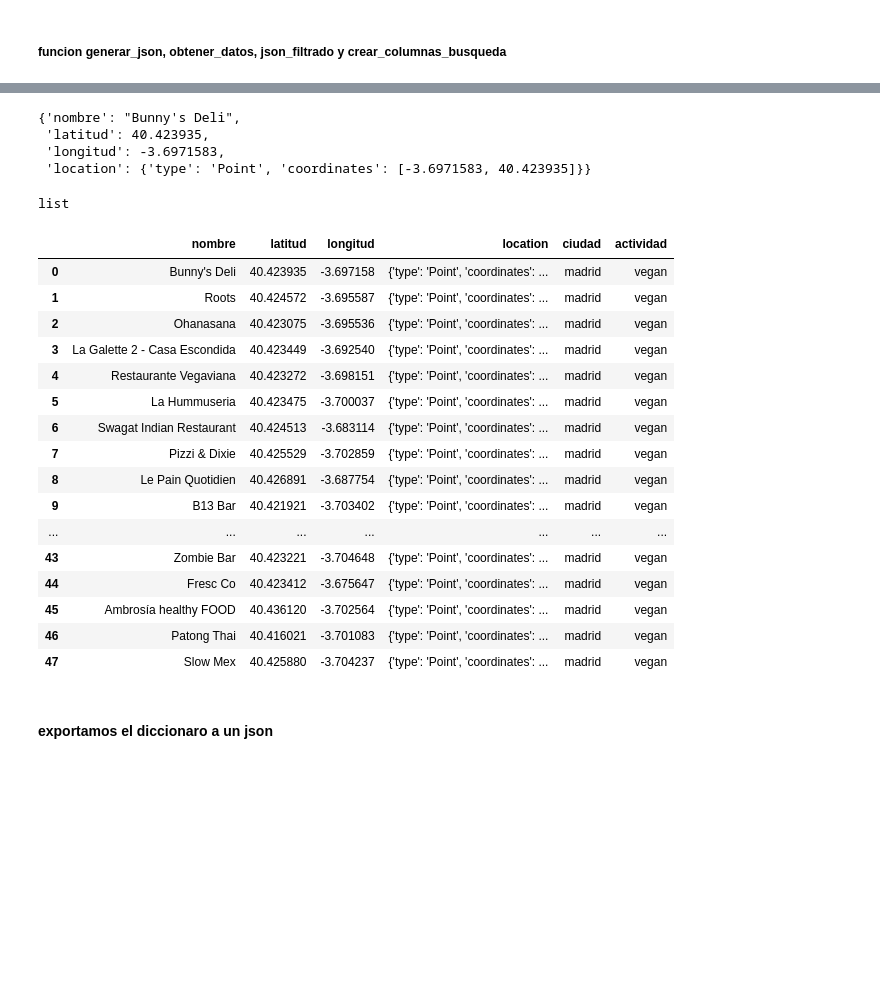
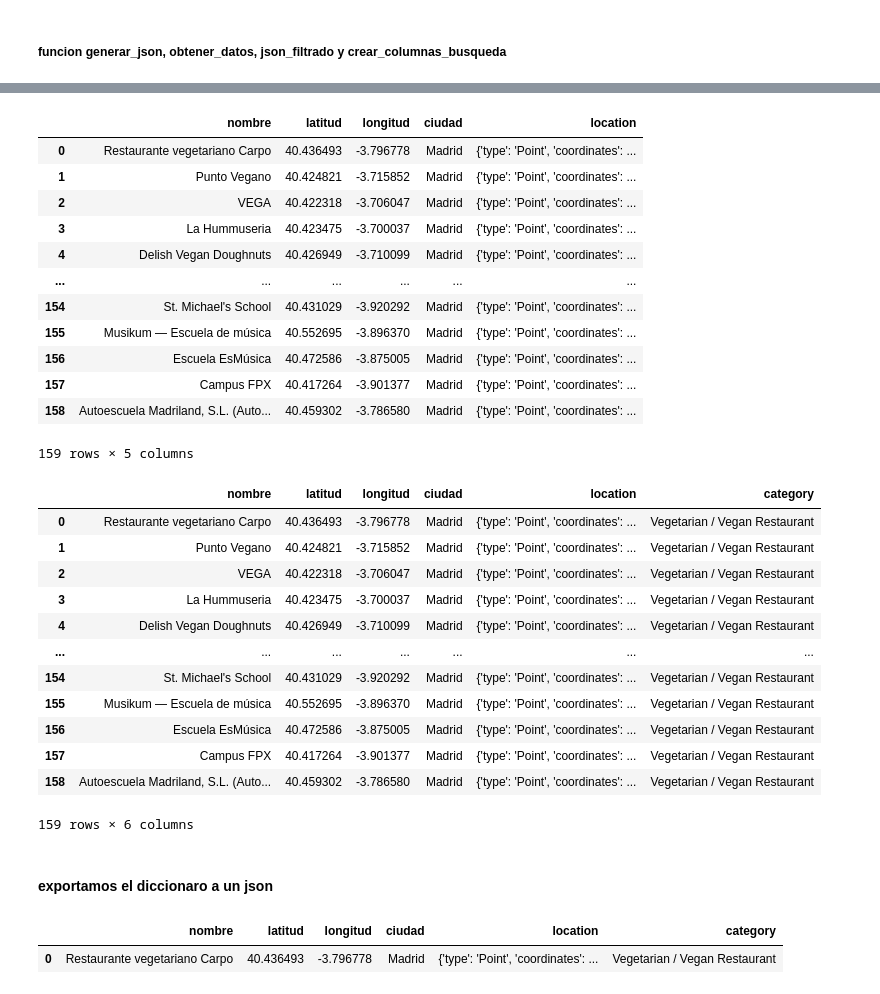
Before and after one commit to Sergio-1980/W4-geospatial-data-project, a Jupyter notebook: cacharreo.ipynb, the cells around one changed output, grey strips where cells are left out. Cells and saved outputs as stored; diff of their text form; code cells hidden in the pictures; blank space fills up the shorter version.

```diff
--- a/cacharreo.ipynb
+++ b/cacharreo.ipynb
@@ -18,8 +16,9 @@ load_dotenv()
 # asignamos los token de la carpeta .env a unas varibles que creamos
 token = os.getenv("Client_Id")
 token2 = os.getenv("Client_Secret")
+url_query = 'https://api.foursquare.com/v2/venues/explore'
 
-madrid = {'type': 'Point', 'coordinates': ['40.42562', '-3.69104']}
+#madrid = {'type': 'Point', 'coordinates': ['40.42562', '-3.69104']}
 # %% [markdown]
 #### con geocode buscamos la longitud y la latitud de la direccion que le demos
 # %%
@@ -33,0 +28,5 @@ rozas = fla.geocode_coord(dir_rozas)
+# %%
+# Llamamos a la funcion que nos pasa las coordenadas con geocode
+madrid = fla.geocode_coord(dir_madrid)
+#alcobendas = fla.geocode_coord(dir_alcobendas)
+rozas = fla.geocode_coord(dir_rozas)
@@ -34,4 +37,6 @@ rozas = fla.geocode_coord(dir_rozas)
 # %% [markdown]
 ##### funcion generar_json, obtener_datos,  json_filtrado y crear_columnas_busqueda
+# %%
+lst = ["vegan", "Starbucks", "School"]
 # %%
-resp = fla.generar_json(madrid, "vegan", token, token2)
+resp = fla.generar_json(url_query, rozas, token, token2, *lst)
@@ -69,11 +110,16 @@ jsonfinal = fla.json_filtrado(datos_finales)
 # %%
-jsonfinal[0]
+jsonfinal
 # %% [output]
+|  | nombre | latitud | longitud | ciudad | location |
+| 0 | Restaurante vegetariano Carpo | 40.436493 | -3.796778 | Madrid | {'type': 'Point', 'coordinates': ... |
+| 1 | Punto Vegano | 40.424821 | -3.715852 | Madrid | {'type': 'Point', 'coordinates': ... |
+| 2 | VEGA | 40.422318 | -3.706047 | Madrid | {'type': 'Point', 'coordinates': ... |
+| 3 | La Hummuseria | 40.423475 | -3.700037 | Madrid | {'type': 'Point', 'coordinates': ... |
+| 4 | Delish Vegan Doughnuts | 40.426949 | -3.710099 | Madrid | {'type': 'Point', 'coordinates': ... |
+| ... | ... | ... | ... | ... | ... |
+| 154 | St. Michael's School | 40.431029 | -3.920292 | Madrid | {'type': 'Point', 'coordinates': ... |
+| 155 | Musikum — Escuela de música | 40.552695 | -3.896370 | Madrid | {'type': 'Point', 'coordinates': ... |
+| 156 | Escuela EsMúsica | 40.472586 | -3.875005 | Madrid | {'type': 'Point', 'coordinates': ... |
+| 157 | Campus FPX | 40.417264 | -3.901377 | Madrid | {'type': 'Point', 'coordinates': ... |
+| 158 | Autoescuela Madriland, S.L. (Auto... | 40.459302 | -3.786580 | Madrid | {'type': 'Point', 'coordinates': ... |
-{'nombre': "Bunny's Deli",
- 'latitud': 40.423935,
- 'longitud': -3.6971583,
- 'location': {'type': 'Point', 'coordinates': [-3.6971583, 40.423935]}}
+159 rows × 5 columns
-# %%
-type(jsonfinal)
-# %% [output]
-list
@@ -82,20 +126,17 @@ df = fla.mod_data_busqueda(jsonfinal, "madrid", "vegan")
-# %%
-df
-# %% [output]
-|  | nombre | latitud | longitud | location | ciudad | actividad |
-| 0 | Bunny's Deli | 40.423935 | -3.697158 | {'type': 'Point', 'coordinates': ... | madrid | vegan |
-| 1 | Roots | 40.424572 | -3.695587 | {'type': 'Point', 'coordinates': ... | madrid | vegan |
-| 2 | Ohanasana | 40.423075 | -3.695536 | {'type': 'Point', 'coordinates': ... | madrid | vegan |
-| 3 | La Galette 2 - Casa Escondida | 40.423449 | -3.692540 | {'type': 'Point', 'coordinates': ... | madrid | vegan |
-| 4 | Restaurante Vegaviana | 40.423272 | -3.698151 | {'type': 'Point', 'coordinates': ... | madrid | vegan |
-| 5 | La Hummuseria | 40.423475 | -3.700037 | {'type': 'Point', 'coordinates': ... | madrid | vegan |
-| 6 | Swagat Indian Restaurant | 40.424513 | -3.683114 | {'type': 'Point', 'coordinates': ... | madrid | vegan |
-| 7 | Pizzi & Dixie | 40.425529 | -3.702859 | {'type': 'Point', 'coordinates': ... | madrid | vegan |
-| 8 | Le Pain Quotidien | 40.426891 | -3.687754 | {'type': 'Point', 'coordinates': ... | madrid | vegan |
-| 9 | B13 Bar | 40.421921 | -3.703402 | {'type': 'Point', 'coordinates': ... | madrid | vegan |
-| ... | ... | ... | ... | ... | ... | ... |
-| 43 | Zombie Bar | 40.423221 | -3.704648 | {'type': 'Point', 'coordinates': ... | madrid | vegan |
-| 44 | Fresc Co | 40.423412 | -3.675647 | {'type': 'Point', 'coordinates': ... | madrid | vegan |
-| 45 | Ambrosía healthy FOOD | 40.436120 | -3.702564 | {'type': 'Point', 'coordinates': ... | madrid | vegan |
-| 46 | Patong Thai | 40.416021 | -3.701083 | {'type': 'Point', 'coordinates': ... | madrid | vegan |
-| 47 | Slow Mex | 40.425880 | -3.704237 | {'type': 'Point', 'coordinates': ... | madrid | vegan |
+# %%
+x = fla.create_cat(datos_finales, jsonfinal )
+x
+# %% [output]
+|  | nombre | latitud | longitud | ciudad | location | category |
+| 0 | Restaurante vegetariano Carpo | 40.436493 | -3.796778 | Madrid | {'type': 'Point', 'coordinates': ... | Vegetarian / Vegan Restaurant |
+| 1 | Punto Vegano | 40.424821 | -3.715852 | Madrid | {'type': 'Point', 'coordinates': ... | Vegetarian / Vegan Restaurant |
+| 2 | VEGA | 40.422318 | -3.706047 | Madrid | {'type': 'Point', 'coordinates': ... | Vegetarian / Vegan Restaurant |
+| 3 | La Hummuseria | 40.423475 | -3.700037 | Madrid | {'type': 'Point', 'coordinates': ... | Vegetarian / Vegan Restaurant |
+| 4 | Delish Vegan Doughnuts | 40.426949 | -3.710099 | Madrid | {'type': 'Point', 'coordinates': ... | Vegetarian / Vegan Restaurant |
+| ... | ... | ... | ... | ... | ... | ... |
+| 154 | St. Michael's School | 40.431029 | -3.920292 | Madrid | {'type': 'Point', 'coordinates': ... | Vegetarian / Vegan Restaurant |
+| 155 | Musikum — Escuela de música | 40.552695 | -3.896370 | Madrid | {'type': 'Point', 'coordinates': ... | Vegetarian / Vegan Restaurant |
+| 156 | Escuela EsMúsica | 40.472586 | -3.875005 | Madrid | {'type': 'Point', 'coordinates': ... | Vegetarian / Vegan Restaurant |
+| 157 | Campus FPX | 40.417264 | -3.901377 | Madrid | {'type': 'Point', 'coordinates': ... | Vegetarian / Vegan Restaurant |
+| 158 | Autoescuela Madriland, S.L. (Auto... | 40.459302 | -3.786580 | Madrid | {'type': 'Point', 'coordinates': ... | Vegetarian / Vegan Restaurant |
+159 rows × 6 columns
@@ -107,0 +156,5 @@ json_file = fla.exportar_json("vegan", jsonfinal)
+# %%
+df.head(1)
+# %% [output]
+|  | nombre | latitud | longitud | ciudad | location | category |
+| 0 | Restaurante vegetariano Carpo | 40.436493 | -3.796778 | Madrid | {'type': 'Point', 'coordinates': ... | Vegetarian / Vegan Restaurant |
```
Also changed, not shown: parts of 35 cells of this notebook, 1 other file.
